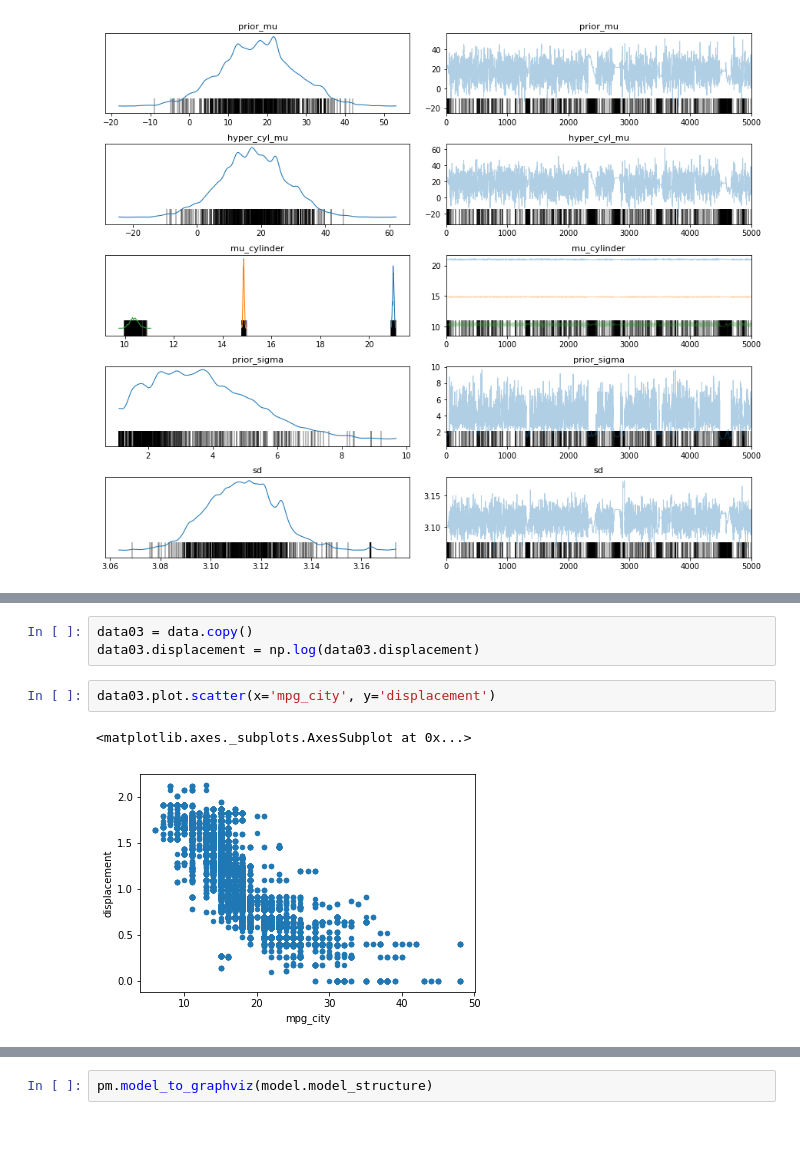
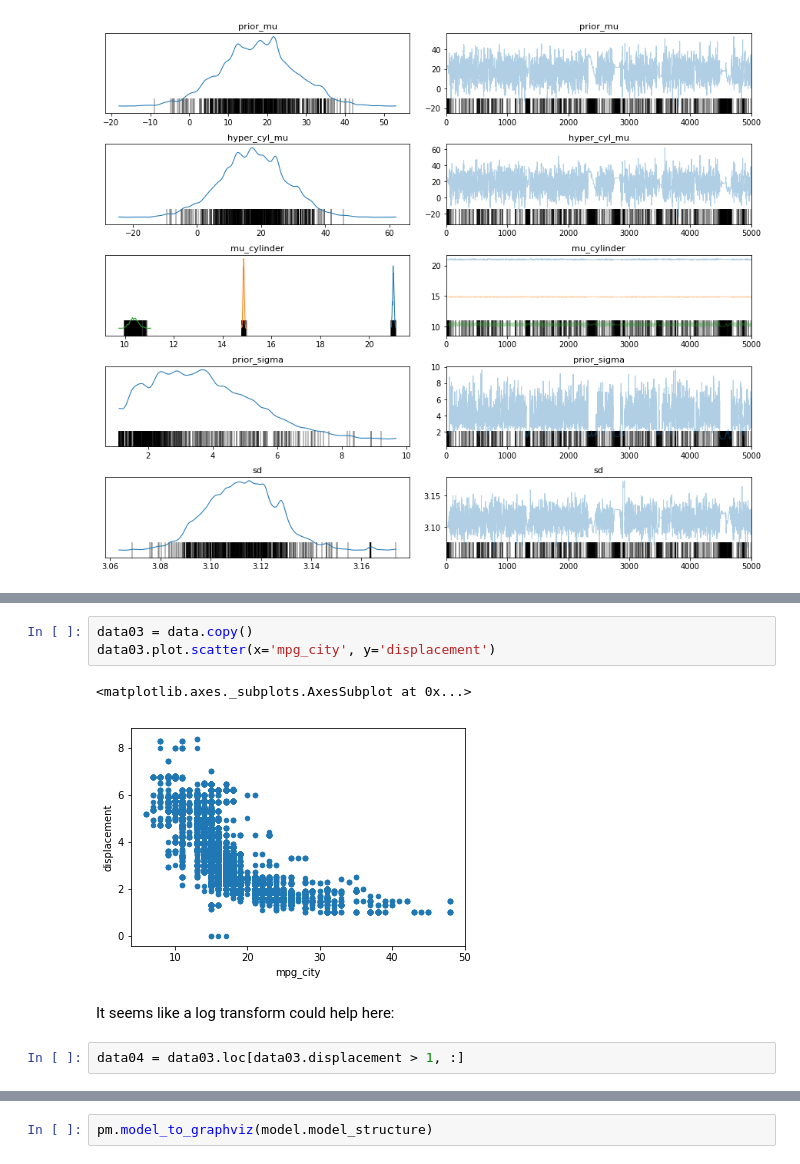
Before and after one commit to lumen-org/modelbase, a Jupyter notebook: doc/PyMC3_example_02.ipynb, the cells around one changed output, grey strips where cells are left out. Cells and saved outputs as stored; diff of their text form; blank space fills up the shorter version.

```diff
--- a/doc/PyMC3_example_02.ipynb
+++ b/doc/PyMC3_example_02.ipynb
@@ -323,8 +334,10 @@ array([[<matplotlib.axes._subplots.AxesSubplot object at 0x...>,
 # %%
 data03 = data.copy()
-data03.displacement = np.log(data03.displacement)
+data03.plot.scatter(x='mpg_city', y='displacement')
+# %% [output]
+<matplotlib.axes._subplots.AxesSubplot at 0x...>
+[figure, added]
-# %%
-data03.plot.scatter(x='mpg_city', y='displacement')
-# %% [output]
-<matplotlib.axes._subplots.AxesSubplot at 0x...>
-[figure, removed]
+# %% [markdown]
+It seems like a log transform could help here:
+# %%
+data04 = data03.loc[data03.displacement > 1, :]
```
Also changed, not shown: parts of 7 cells of this notebook, 2 other files.
